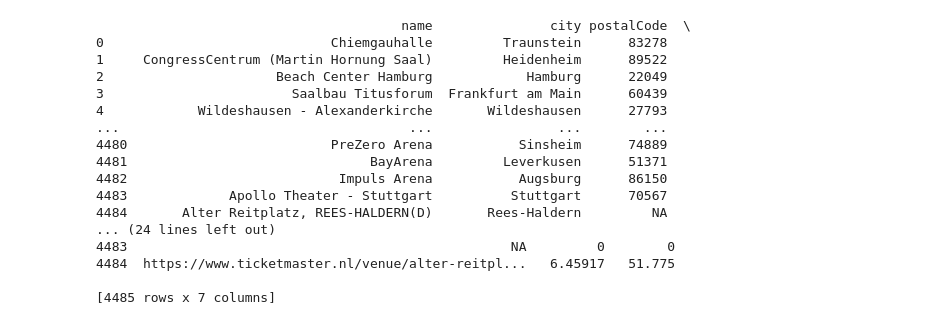
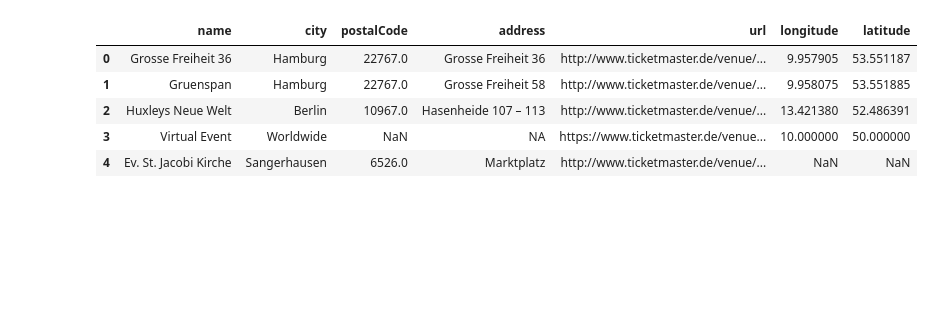
Before and after one commit to jonah-gas/Assignment05, a Jupyter notebook: Gasparro_Jonah_Assignment05_Python.ipynb, the cells around one changed output. Cells and saved outputs as stored; diff of their text form; code cells hidden in the pictures; blank space fills up the shorter version.

```diff
--- a/Gasparro_Jonah_Assignment05_Python.ipynb
+++ b/Gasparro_Jonah_Assignment05_Python.ipynb
@@ -56,50 +63,43 @@ def df_country(country):
     for i in range(page):
         api_content2 = requests.get(
         "https://app.ticketmaster.com/discovery/v2/venues/",
             params={
             "apikey": api_key,
             "countryCode": country,
             "page":i
             }).json()
         venues = api_content2.get("_embedded", {}).get("venues", [])
 
         name = [venue.get("name", "NA") for venue in venues]
         city = [venue.get("city", {}).get("name", "NA") for venue in venues]
         postalCode = [venue.get("postalCode", "NA") for venue in venues]
         address = [venue.get("address", {}).get("line1", "NA") for venue in venues]
         url = [venue.get("url", "NA") for venue in venues]
         location = [venue.get("location", {}) for venue in venues]
         longitude = [loc.get("longitude", "NA") for loc in location]
         latitude = [loc.get("latitude", "NA") for loc in location]
 
         df_page = pd.DataFrame({"name": name,
                            "city": city,
                            "postalCode": postalCode,
                            "address": address,
                            "url": url,
                            "longitude": longitude,
                            "latitude": latitude})
         df2 = pd.concat([df2, df_page], ignore_index=True)
+
+    df2["postalCode"] = pd.to_numeric(df2["postalCode"], errors = "coerce")
+    df2["longitude"] = pd.to_numeric(df2["longitude"], errors="coerce")
+    df2["latitude"] = pd.to_numeric(df2["latitude"], errors="coerce")
     return(df2)
 
 dfde = df_country("DE")
+
+dfde.head()
+# %% [output]
+|  | name | city | postalCode | address | url | longitude | latitude |
+| 0 | Grosse Freiheit 36 | Hamburg | 22767.0 | Grosse Freiheit 36 | http://www.ticketmaster.de/venue/... | 9.957905 | 53.551187 |
+| 1 | Gruenspan | Hamburg | 22767.0 | Grosse Freiheit 58 | http://www.ticketmaster.de/venue/... | 9.958075 | 53.551885 |
+| 2 | Huxleys Neue Welt | Berlin | 10967.0 | Hasenheide 107 – 113 | http://www.ticketmaster.de/venue/... | 13.421380 | 52.486391 |
+| 3 | Virtual Event | Worldwide | NaN | NA | https://www.ticketmaster.de/venue... | 10.000000 | 50.000000 |
+| 4 | Ev. St. Jacobi Kirche | Sangerhausen | 6526.0 | Marktplatz | http://www.ticketmaster.de/venue/... | NaN | NaN |
-# %%
-print(dfde)
-# %% [output]
-                                       name               city postalCode  \
-0                             Chiemgauhalle         Traunstein      83278
-1     CongressCentrum (Martin Hornung Saal)         Heidenheim      89522
-2                      Beach Center Hamburg            Hamburg      22049
-3                        Saalbau Titusforum  Frankfurt am Main      60439
-4            Wildeshausen - Alexanderkirche       Wildeshausen      27793
-...                                     ...                ...        ...
-4480                          PreZero Arena           Sinsheim      74889
-4481                               BayArena         Leverkusen      51371
-4482                           Impuls Arena           Augsburg      86150
-4483             Apollo Theater - Stuttgart          Stuttgart      70567
-4484       Alter Reitplatz, REES-HALDERN(D)       Rees-Haldern         NA
-... (24 lines left out)
-4483                                                 NA         0        0
-4484  https://www.ticketmaster.nl/venue/alter-reitpl...   6.45917   51.775
-
-[4485 rows x 7 columns]
```
Also changed, not shown: parts of 6 cells of this notebook.
